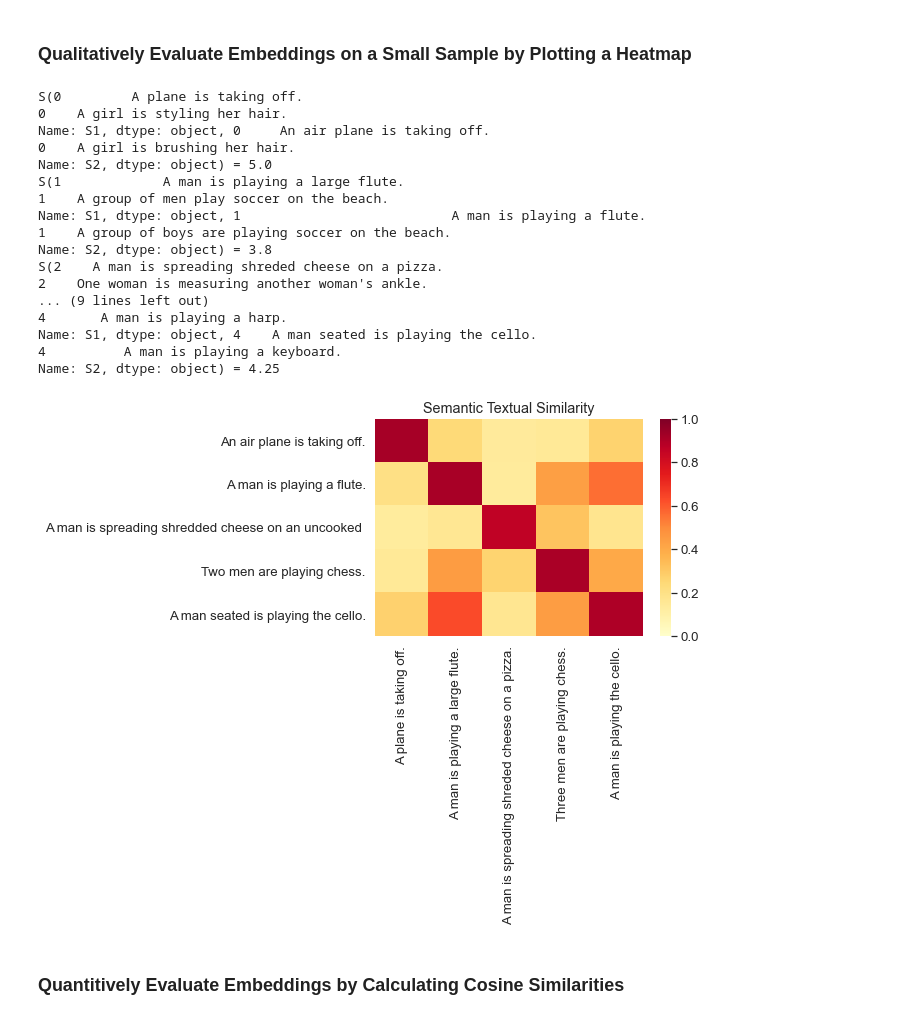
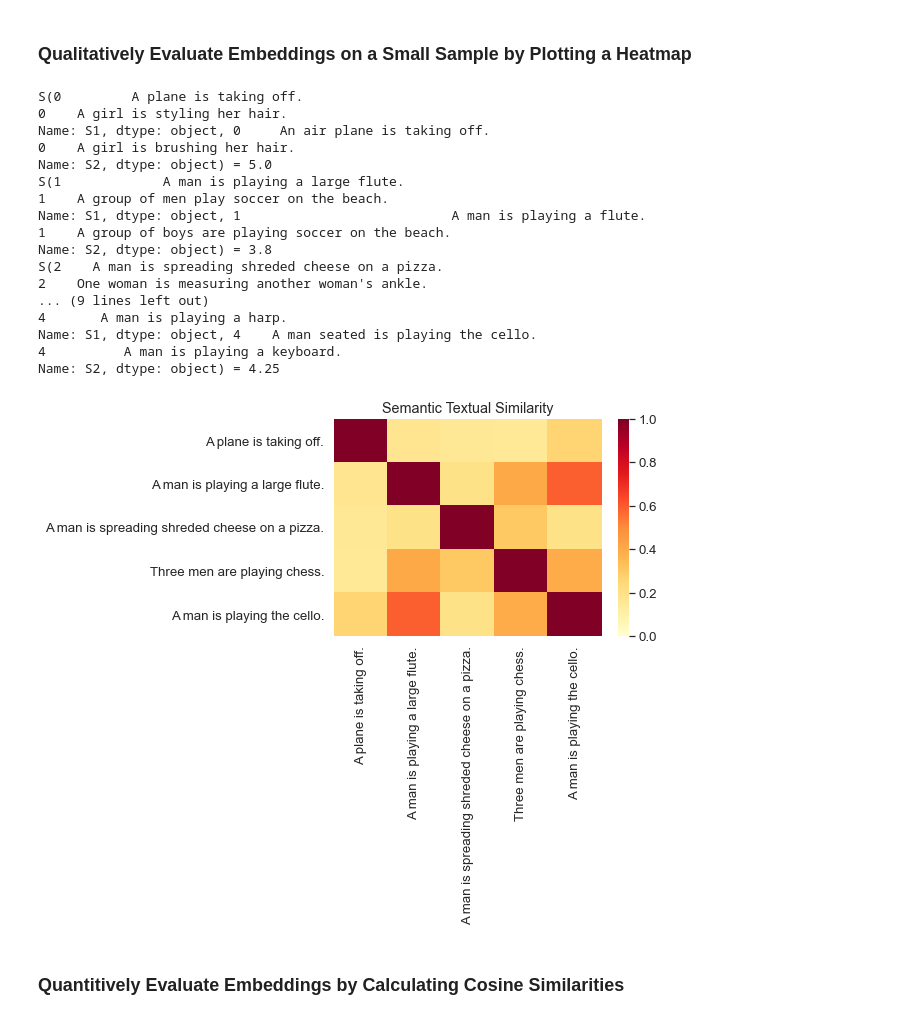
Before and after one commit to zoelie/STS-semantic-similarity, a Jupyter notebook: sonia-mannan-sentence-embeddings.ipynb, the cells around one changed output. Cells and saved outputs as stored; diff of their text form; code cells hidden in the pictures.

Commit message:
regenerate heatmap

```diff
--- a/sonia-mannan-sentence-embeddings.ipynb
+++ b/sonia-mannan-sentence-embeddings.ipynb
@@ -78,20 +78,19 @@ Name: S1, dtype: object
 # features = sentence embeddings, labels = sentences
 # first half corresponds to second half
 def plot_similarity(labels, features, rotation):
-    M = int(len(features) / 2)
     text_cutoff = 50
 
     labels = [label[:text_cutoff] for label in labels]
-    corr = np.inner(features[:M], features[M:])
+    corr = np.inner(features, features)
     sns.set(font_scale=1.2)
     g = sns.heatmap(
       corr,
-      xticklabels=labels[:M],
-      yticklabels=labels[M:],
+      xticklabels=labels,
+      yticklabels=labels,
       vmin=0,
       vmax=1,
       cmap="YlOrRd")
-    g.set_xticklabels(labels[:M], rotation=rotation)
+    g.set_xticklabels(labels, rotation=rotation)
     g.set_title("Semantic Textual Similarity")
     g.get_figure().savefig("./sonia-mannan-sentence-embeddings-results/sample_heatmap.png", bbox_inches='tight')
 
@@ -99,30 +98,30 @@ def run_and_plot(messages_):
     message_embeddings_ = embed(messages_)
     plot_similarity(messages_, message_embeddings_, 90)
 # %%
-messages = list(train_df['S1'][:5]) + list(train_df['S2'][:5])
+messages = list(train_df['S1'][:5])
 similarities = train_df['similarity'][:5]
 for i in range(len(similarities)):
     print ('S({0}, {1}) = {2}'.format(train_df['S1'][i], train_df['S2'][i], similarities[i]))
 run_and_plot(messages)
 # %% [output]
 S(0         A plane is taking off.
 0    A girl is styling her hair.
 Name: S1, dtype: object, 0     An air plane is taking off.
 0    A girl is brushing her hair.
 Name: S2, dtype: object) = 5.0
 S(1             A man is playing a large flute.
 1    A group of men play soccer on the beach.
 Name: S1, dtype: object, 1                           A man is playing a flute.
 1    A group of boys are playing soccer on the beach.
 Name: S2, dtype: object) = 3.8
 S(2    A man is spreading shreded cheese on a pizza.
 2    One woman is measuring another woman's ankle.
 ... (9 lines left out)
 4       A man is playing a harp.
 Name: S1, dtype: object, 4    A man seated is playing the cello.
 4          A man is playing a keyboard.
 Name: S2, dtype: object) = 4.25
-[figure, old version]
+[figure, new version]
 # %% [markdown]
 ### Quantitively Evaluate Embeddings by Calculating Cosine Similarities
 # %%
```
Also changed, not shown: 1 other file.
